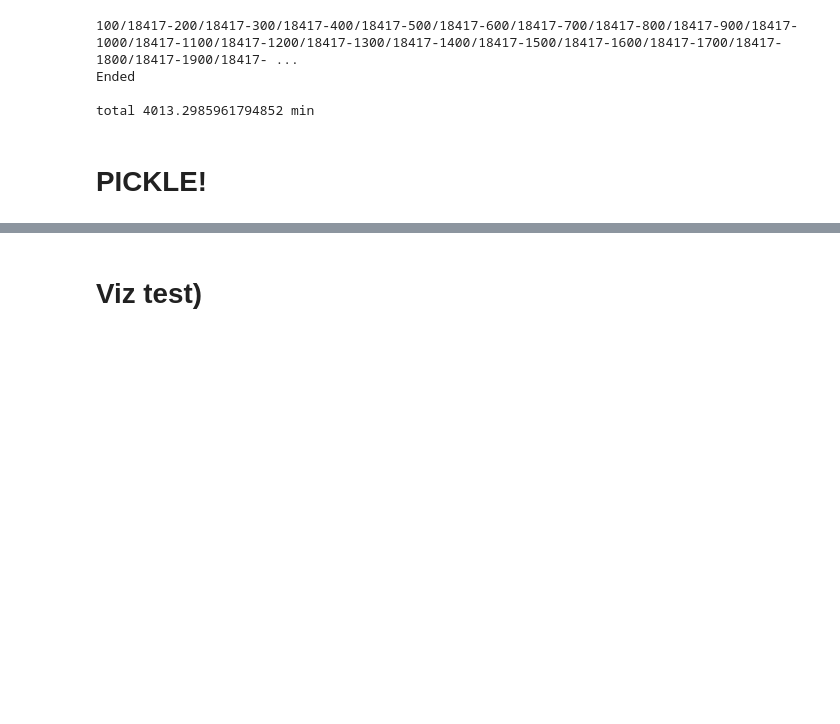
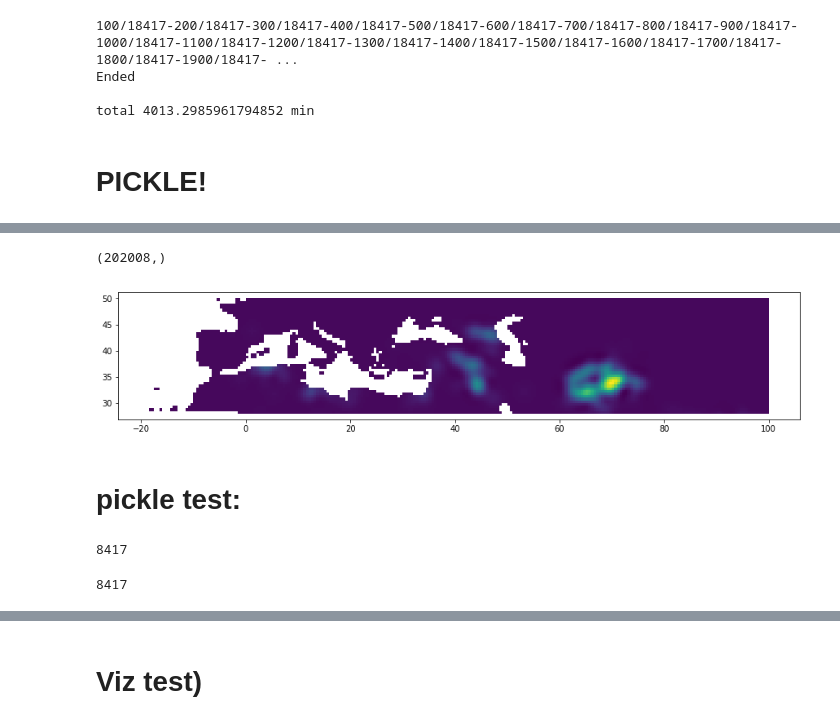
Before and after one commit to Polichinel/Master_Thesis, a Jupyter notebook: Pickle_dce_mu_predictions.ipynb, the cells around one changed output, grey strips where cells are left out. Saved outputs shown, nothing was run; the diff lists cells and outputs as text; code cells hidden in the pictures; blank space fills up the shorter version.

```diff
--- a/Pickle_dce_mu_predictions.ipynb
+++ b/Pickle_dce_mu_predictions.ipynb
@@ -407,0 +436,18 @@ output.close()
+# %%
+dce_mu_train_years = np.array(mu_list_10k)[:,0:24].flatten()
+# %% [output]
+(202008,)
+# %%
+dce_mu_train_years = np.array(mu_list_10k)[:,0:24].flatten()
+# you just use the original df when you want to add extrapolated years
+
+
+df_sub_10k_18k = df.sort_values(['gid','year'])[240000:240000+202008].copy() # dce_mu_train_years.shape
+df_sub_10k_18k['dce_mu'] = dce_mu_train_years
+
+df_sub_10k_18k[df_sub_10k_18k['year']==2012].plot(column = 'dce_mu', figsize=(15, 15))
+plt.show()
+# %% [output]
+[figure, added]
+# %% [markdown]
+# pickle test:
@@ -407,0 +462,8 @@ output.close()
+# %%
+len(pickle_test_mu_list_10k)
+# %% [output]
+8417
+# %%
+len(pickle_test_var_list_10k)
+# %% [output]
+8417
```
Also changed, not shown: parts of 16 cells of this notebook.
